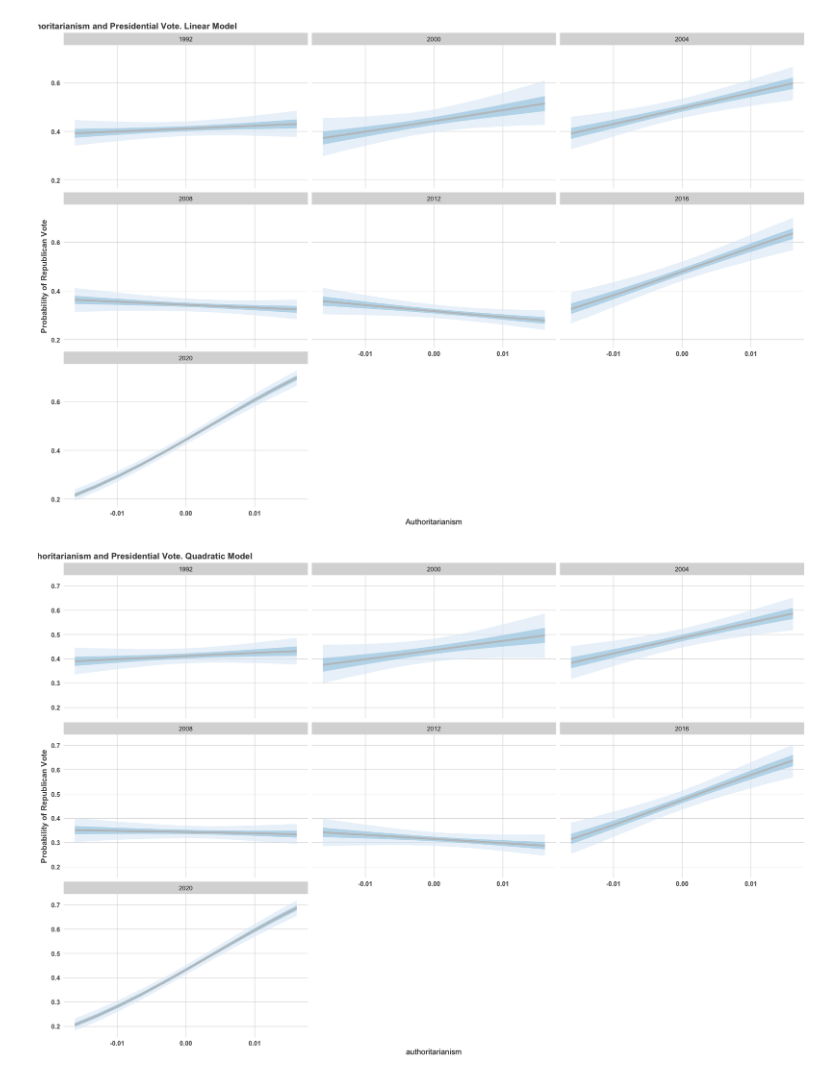
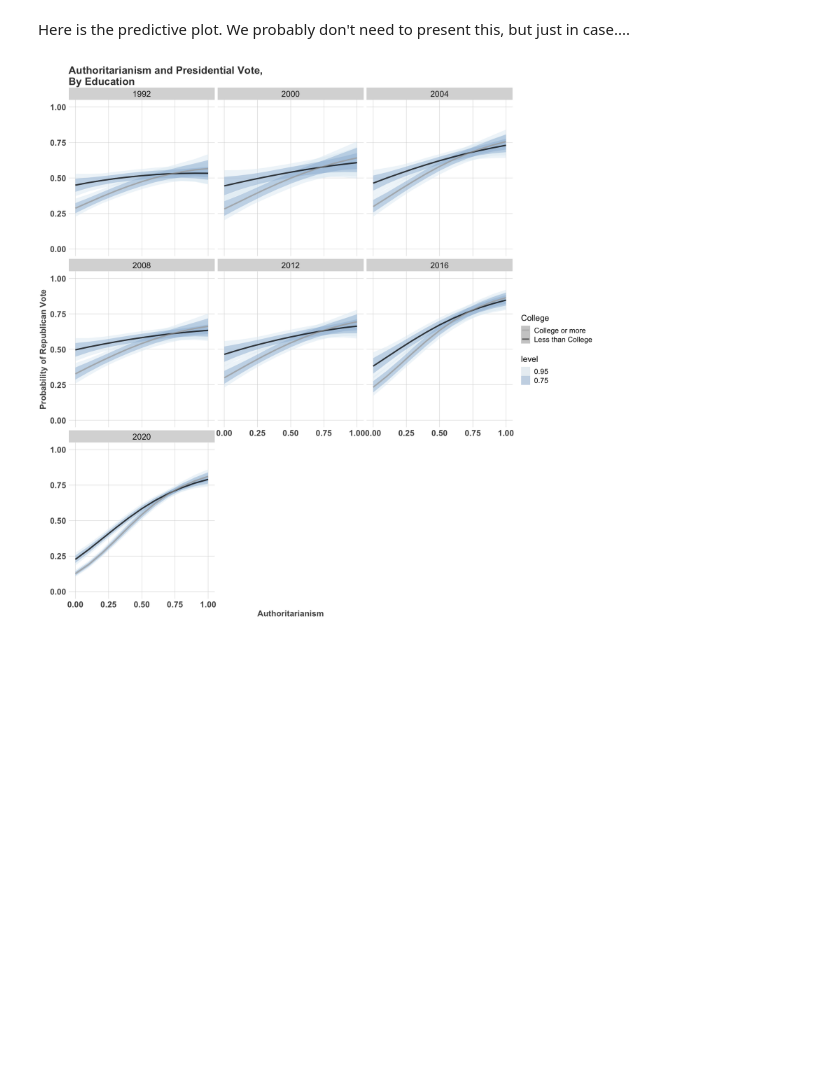
Before and after one commit to crweber9874/Authoritarianism_V2, a Jupyter notebook: analysis/cross_sectional_analysis(ch7)/post_process.ipynb, the cells around one changed output. Drawn from its saved outputs; the diff is of its cells as text; code cells hidden in the pictures; blank space fills up the shorter version.

```diff
--- a/analysis/cross_sectional_analysis(ch7)/post_process.ipynb
+++ b/analysis/cross_sectional_analysis(ch7)/post_process.ipynb
@@ -5,4 +8,5 @@ This notebook processes the brms/stan output and creates the figures used in thi
 # %%
+### Load dependencies
 rm(list = ls())
 library(brms)
 library(tidyverse)
@@ -22,11 +26,15 @@ load("/Users/chrisweber/Desktop/Authoritarianism_V2/Authoritarianism_V2/Chapters
 
 
 ggtheme = theme(
-        plot.title=element_text(face="bold",hjust=-.08,vjust=0,colour="#3C3C3C",size=12),
-        axis.text.x=element_text(size=9,colour="#535353",face="bold"),
-        axis.text.y=element_text(size=9,colour="#535353",face="bold"),
-        axis.title.y=element_text(size=11,colour="#535353",face="bold",vjust=1.5),
+        plot.title=element_text(face="bold",hjust=0,vjust=0,colour="#3C3C3C",size=20),
+        axis.text.x=element_text(size=16,colour="#535353",face="bold"),
+        axis.text.y=element_text(size=16,colour="#535353",face="bold"),
+        axis.title = element_text(size=16,colour="#535353",face="bold"),
+        axis.title.y=element_text(size=16,colour="#535353",face="bold",vjust=1.5),
         axis.ticks=element_blank(),
+        strip.text.x = element_text(size = 16),
         panel.grid.major=element_line(colour="#D0D0D0",size=.25),
-        panel.background=element_rect(fill="white"))
+        panel.background=element_rect(fill="white"),
+        legend.text=element_text(size=14),
+        legend.title=element_text(size=16))
 ####
@@ -185,55 +291,33 @@ names(data)
+# %% [markdown]
+Here is the predictive plot. We probably don't need to present this, but just in case....
 # %%
+education  = vote_models[[4]]
 
-tmp_dat = data[,c("vote", "authoritarianism",
+fixed_data = data[,c("vote", "authoritarianism",
                  "female", "age", "college", "income",
                  "jewish", "catholic", "other", "year")] %>% na.omit() %>%
-                 mutate(auth = poly(authoritarianism, 2)) %>%
-                 mutate(authoritarianism = auth[,1]) %>%
-                 mutate(authoritarianism_2 = auth[,2])
+                 mutate(authoritarianism_2 = authoritarianism*authoritarianism)
 
-model0 = tmp_dat %>% group_by(year) %>% data_grid(female = mean(female), age = mean(age),
-                                                      college = mean(college), income = mean(income),
+model1 = fixed_data %>% group_by(year) %>% data_grid(female = mean(female), age = mean(age),
+                                                      college = c(0,1), income = mean(income),
                                                       catholic =  mean(catholic), jewish = mean(jewish),
                                                       other = mean(other),
                                                       authoritarianism = seq_range(authoritarianism, n = 11)) %>%
-                                                      # Fit the data with fit0b
-                                                      add_linpred_draws(fit0b) %>%
+                                                      mutate(authoritarianism_2 = authoritarianism*authoritarianism) %>%
+                                                      group_by(year) %>%
+                                                      add_linpred_draws(education) %>%
                                                       mutate(Vote_Republican = plogis(.linpred))  %>%
-                                                      mutate(x_axis = zero.one(authoritarianism))
-
-model1 = tmp_dat %>% group_by(year) %>% data_grid(female = mean(female), age = mean(age),
-                                                      college = mean(college), income = mean(income),
-                                                      catholic =  mean(catholic), jewish = mean(jewish),
-                                                      other = mean(other),
-                                                      authoritarianism = seq_range(authoritarianism, n = 11)) %>%
-                                                      mutate(authoritarianism_2 = authoritarianism^2) %>%
-                                                      # Fit the model with fit1
-                                                      add_linpred_draws(fit1) %>%
-                                                      mutate(Vote_Republican = plogis(.linpred))  %>%
-                                                      mutate(x_axis = zero.one(authoritarianism))
+                                        mutate(Education = recode(college, `0` = "Less than College", `1` = "College or more"))
 
 
-options(repr.plot.width=15, repr.plot.height=10)
+options(repr.plot.width=15, repr.plot.height=15)
 
- model0 %>%  ggplot(aes(x = authoritarianism)) + facet_wrap(~year) +
-      stat_lineribbon(aes(y = Vote_Republican), .width = c(.95, .5), color = "grey", alpha = 0.6) +
-            scale_fill_brewer()  +
+model1 %>%  ggplot(aes(x = authoritarianism, group = Education, colour = as.factor(Education))) + facet_wrap(~year) +
+      stat_lineribbon(aes(y = Vote_Republican), .width = c(.95, 0.75),  alpha = 0.5) + scale_fill_brewer(palette = 3) +
+       ggtheme +
   # Format the grid
-  ggtitle("Authoritarianism and Presidential Vote. Linear Model") +
-  scale_y_continuous("Probability of Republican Vote") +
-  scale_x_continuous("Authoritarianism") + ggtheme +
-  theme(legend.title = element_blank()) +
-  theme(legend.position = "none")
-
-  model1 %>%  ggplot(aes(x = authoritarianism)) + facet_wrap(~year) +
-      stat_lineribbon(aes(y = Vote_Republican), .width = c(.95, .5), color = "grey", alpha = 0.6) +
-            scale_fill_brewer()  +
-  # Format the grid
-  ggtitle("Authoritarianism and Presidential Vote. Quadratic Model") +
-  scale_y_continuous("Probability of Republican Vote") +
-  ggtheme +
-  theme(legend.title = element_blank()) +
-  theme(legend.position = "none")
+  ggtitle("Authoritarianism and Presidential Vote,\nBy Education") +
+  scale_y_continuous("Probability of Republican Vote", limits=c(0,1))+
+  scale_x_continuous("Authoritarianism")  +   scale_colour_manual(name="College", values=c("darkgrey", "black"))
 # %% [output]
-[figure, old version]
+[figure, new version]
-[figure, removed]
```
Also changed, not shown: parts of 44 cells of this notebook, 9 other files.
